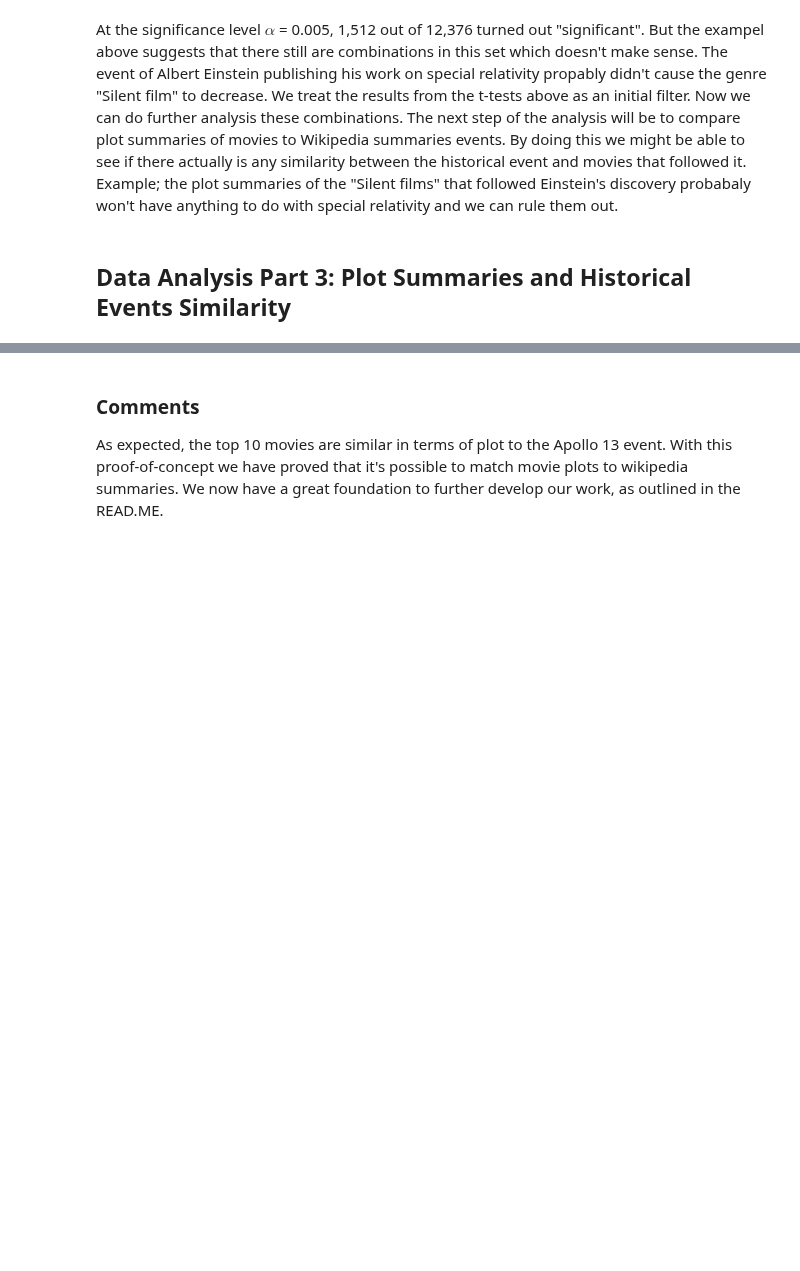
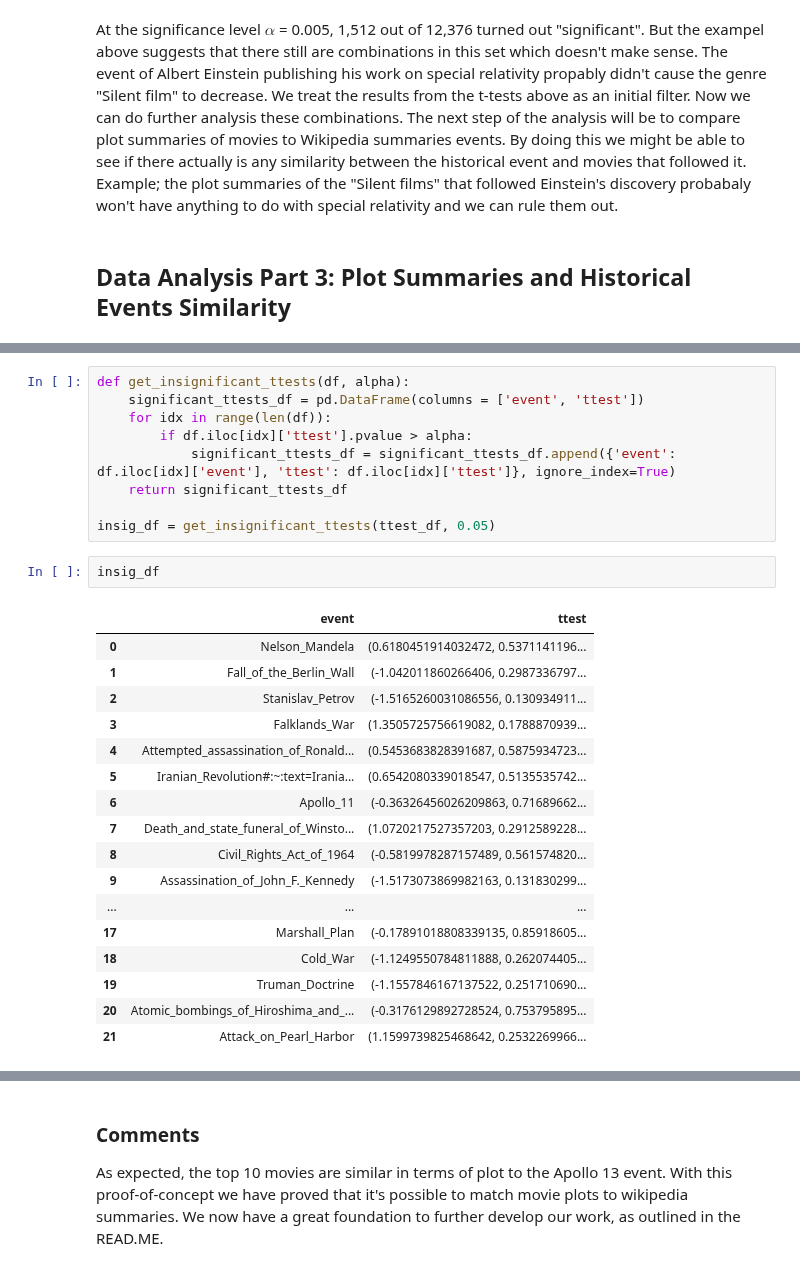
Before and after one commit to epfl-ada/ada-2022-project-adawizardry, a Jupyter notebook: main.ipynb, the cells around one changed output, grey strips where cells are left out. Drawn from its saved outputs; the diff is of its cells as text; blank space fills up the shorter version.

```diff
--- a/main.ipynb
+++ b/main.ipynb
@@ -771,0 +1030,29 @@ NameError: name 'parseDocument' is not defined
+# %%
+def get_insignificant_ttests(df, alpha):
+    significant_ttests_df = pd.DataFrame(columns = ['event', 'ttest'])
+    for idx in range(len(df)):
+        if df.iloc[idx]['ttest'].pvalue > alpha:
+            significant_ttests_df = significant_ttests_df.append({'event': df.iloc[idx]['event'], 'ttest': df.iloc[idx]['ttest']}, ignore_index=True)
+    return significant_ttests_df
+
+insig_df = get_insignificant_ttests(ttest_df, 0.05)
+# %%
+insig_df
+# %% [output]
+|  | event | ttest |
+| 0 | Nelson_Mandela | (0.6180451914032472, 0.5371141196... |
+| 1 | Fall_of_the_Berlin_Wall | (-1.042011860266406, 0.2987336797... |
+| 2 | Stanislav_Petrov | (-1.5165260031086556, 0.130934911... |
+| 3 | Falklands_War | (1.3505725756619082, 0.1788870939... |
+| 4 | Attempted_assassination_of_Ronald... | (0.5453683828391687, 0.5875934723... |
+| 5 | Iranian_Revolution#:~:text=Irania... | (0.6542080339018547, 0.5135535742... |
+| 6 | Apollo_11 | (-0.36326456026209863, 0.71689662... |
+| 7 | Death_and_state_funeral_of_Winsto... | (1.0720217527357203, 0.2912589228... |
+| 8 | Civil_Rights_Act_of_1964 | (-0.5819978287157489, 0.561574820... |
+| 9 | Assassination_of_John_F._Kennedy | (-1.5173073869982163, 0.131830299... |
+| ... | ... | ... |
+| 17 | Marshall_Plan | (-0.17891018808339135, 0.85918605... |
+| 18 | Cold_War | (-1.1249550784811888, 0.262074405... |
+| 19 | Truman_Doctrine | (-1.1557846167137522, 0.251710690... |
+| 20 | Atomic_bombings_of_Hiroshima_and_... | (-0.3176129892728524, 0.753795895... |
+| 21 | Attack_on_Pearl_Harbor | (1.1599739825468642, 0.2532269966... |
```
Also changed, not shown: parts of 24 cells of this notebook, 6 other files.
